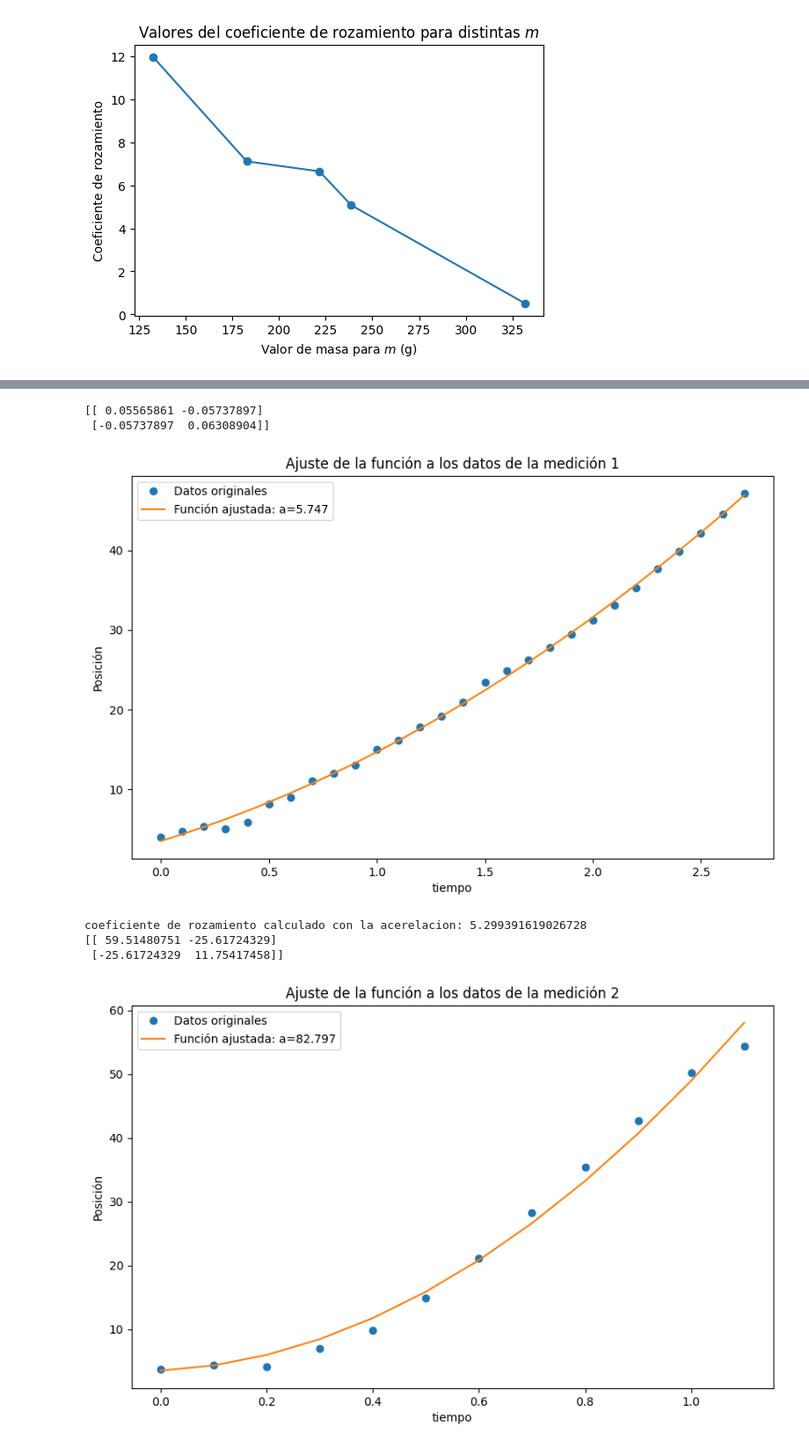
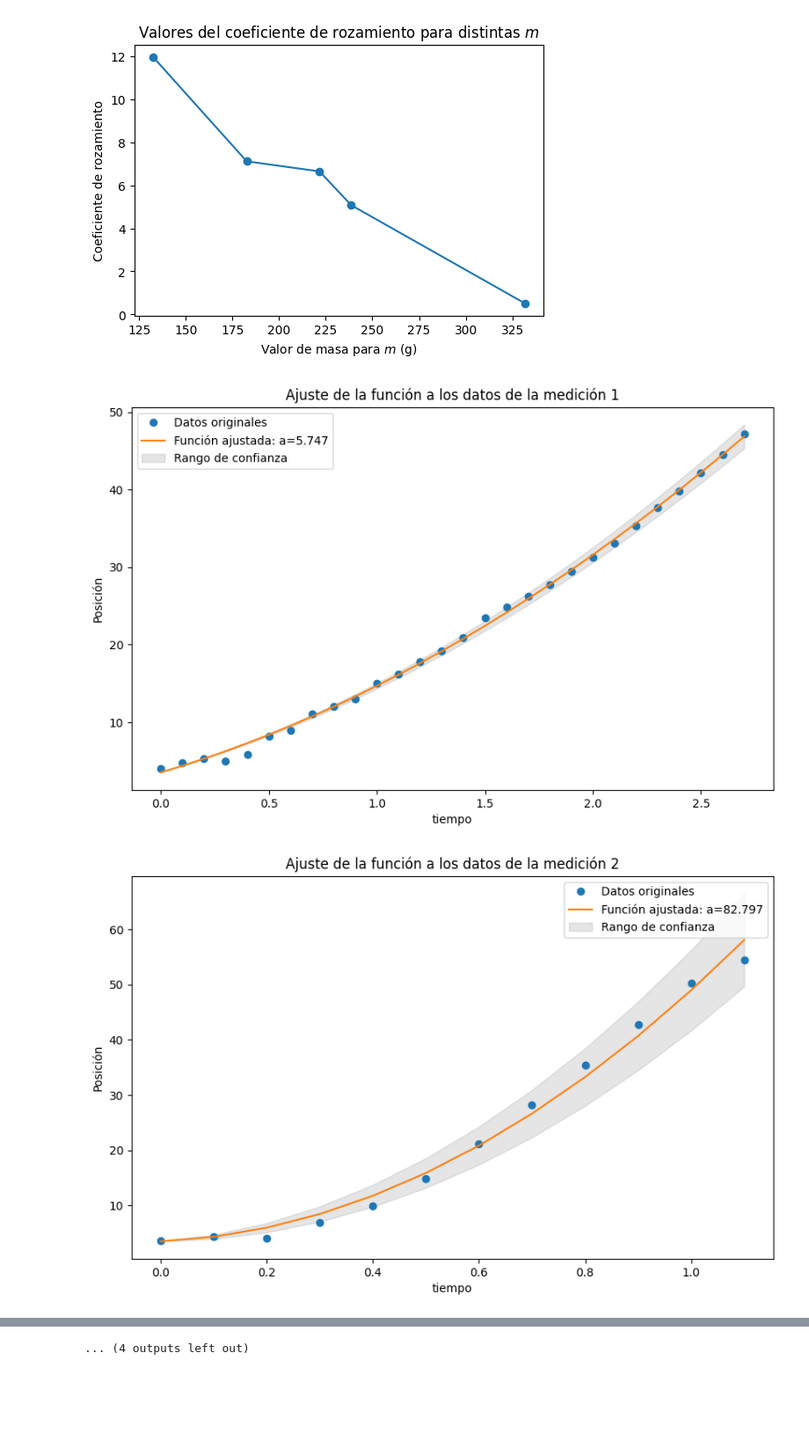
Before and after one commit to BryanDrexler/Fisica_TP3, a Jupyter notebook: tp3.ipynb, the cells around one changed output, grey strips where cells are left out. Shown at 88% size. Saved outputs shown, nothing was run; the diff lists cells and outputs as text; code cells hidden in the pictures; blank space fills up the shorter version.

```diff
--- a/tp3.ipynb
+++ b/tp3.ipynb
@@ -326,35 +326,62 @@ def func(t, a, v):
     return 3.5 + a*(t**2) / 2 + v * t
 
 
+mus = []
 # Iteramos sobre las primeras 5 mediciones
-for i in range(7):
+for i in range(0, 13):
     # Asegúrate de que las listas de aceleraciones y posiciones tengan la misma longitud
     t_i = tiempos[i]
     posiciones_i = posiciones[i]
-
+    print(t_i)
     # Usamos curve_fit para obtener el valor óptimo de 'a'
     popt, pcov = curve_fit(func, t_i, posiciones_i)
     # Creamos una serie de valores de tiempo para graficar la función ajustada
     t = tiempos[i][:len(t_i)]
     perr = np.sqrt(np.diag(pcov))
     # Creamos el gráfico
     plt.figure(figsize=(10, 6))
     plt.plot(t, posiciones_i, 'o', label='Datos originales')
     #plt.plot(t, func(t, *popt), 'r-', label='Función ajustada: a=%5.3f' % tuple(popt))
     #valor_real = posiciones_i[-1] / t[-1]**2
     plt.plot(t, func(t, popt[0], popt[1]), label='Función ajustada: a=%5.3f'% popt[0])
     plt.fill_between(t, func(t, popt[0] - perr[0], popt[1] - perr[1]),
                  func(t, popt[0] + perr[0], popt[1] + perr[1]), color='gray', alpha=0.2, label='Rango de confianza')
     plt.title('Ajuste de la función a los datos de la medición %d' % (i+1))
     plt.xlabel('tiempo')
     plt.ylabel('Posición')
     plt.legend()
     plt.show()
 
     valores_m = valor_m
     valores_m[1] = valor_m[3]
     valores_m[3] = valor_m[1]
     valor_m = valores_m
     roz = (valor_m[i] / valor_M[i]) + (popt[0] * (valor_m[i] + valor_M[i])) / (g * valor_m[i])
-    print("coeficiente de rozamiento calculado con la acerelacion:", roz)
+    mus.append(roz)
+
+plt.figure(figsize=(6, 4))
+plt.plot(valor_m[:6], mus[:6], 'o')
+plt.title('coeficiente de rozamiento para distintas $m$ sin papel')
+plt.xlabel('Valor de masa para $m$ (g)')
+plt.ylabel('Coeficiente de rozamiento')
+plt.grid()
+plt.show()
+
+plt.figure(figsize=(6, 4))
+plt.plot(valor_m[6:10], mus[6:10], 'o')
+plt.title('coeficiente de rozamiento para distintas $m$ papel solo en la base')
+plt.xlabel('Valor de masa para $m$ (g)')
+plt.ylabel('Coeficiente de rozamiento')
+plt.grid()
+plt.show()
+
+plt.figure(figsize=(6, 4))
+plt.plot(valor_m[10:], mus[10:], 'o')
+plt.title('coeficiente de rozamiento para distintas $m$ con dos papeles')
+plt.xlabel('Valor de masa para $m$ (g)')
+plt.ylabel('Coeficiente de rozamiento')
+plt.grid()
+plt.show()
 # %% [output]
+[figure, new version]
+[figure, new version]
@@ -361,7 +398 @@ for i in range(7):
-[[ 0.05565861 -0.05737897]
- [-0.05737897  0.06308904]]
+... (4 outputs left out)
-[figure, old version]
-coeficiente de rozamiento calculado con la acerelacion: 5.299391619026728
-[[ 59.51480751 -25.61724329]
- [-25.61724329  11.75417458]]
-[figure, old version]
```
Also changed, not shown: parts of 1 cell of this notebook.
